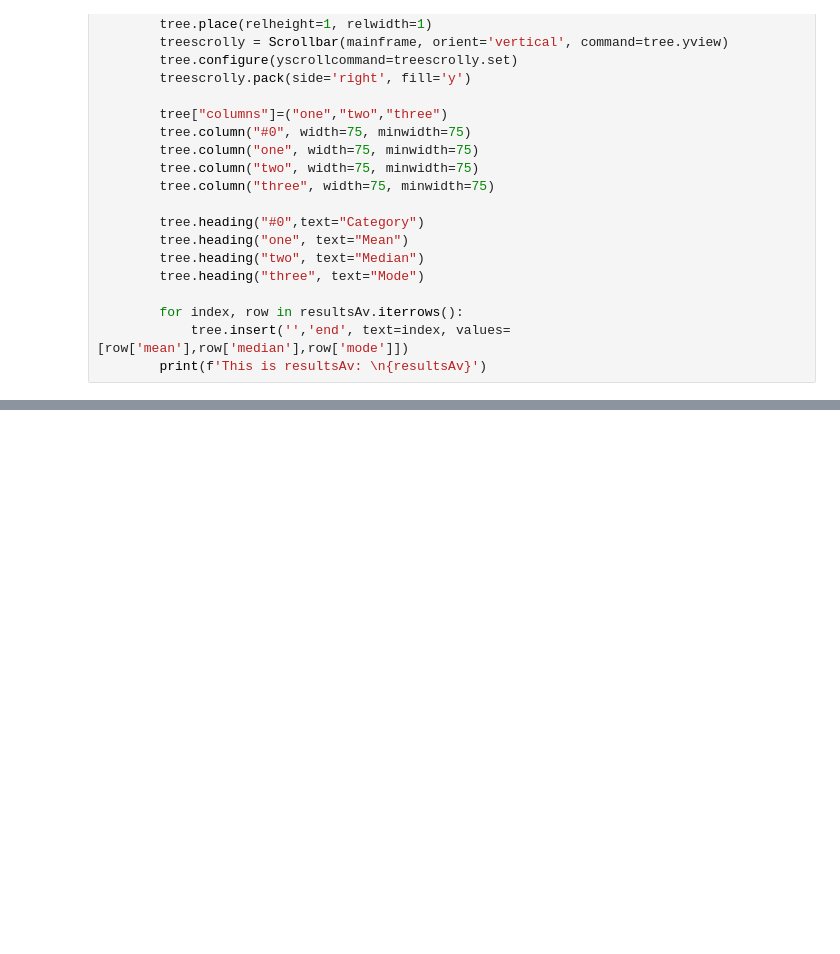
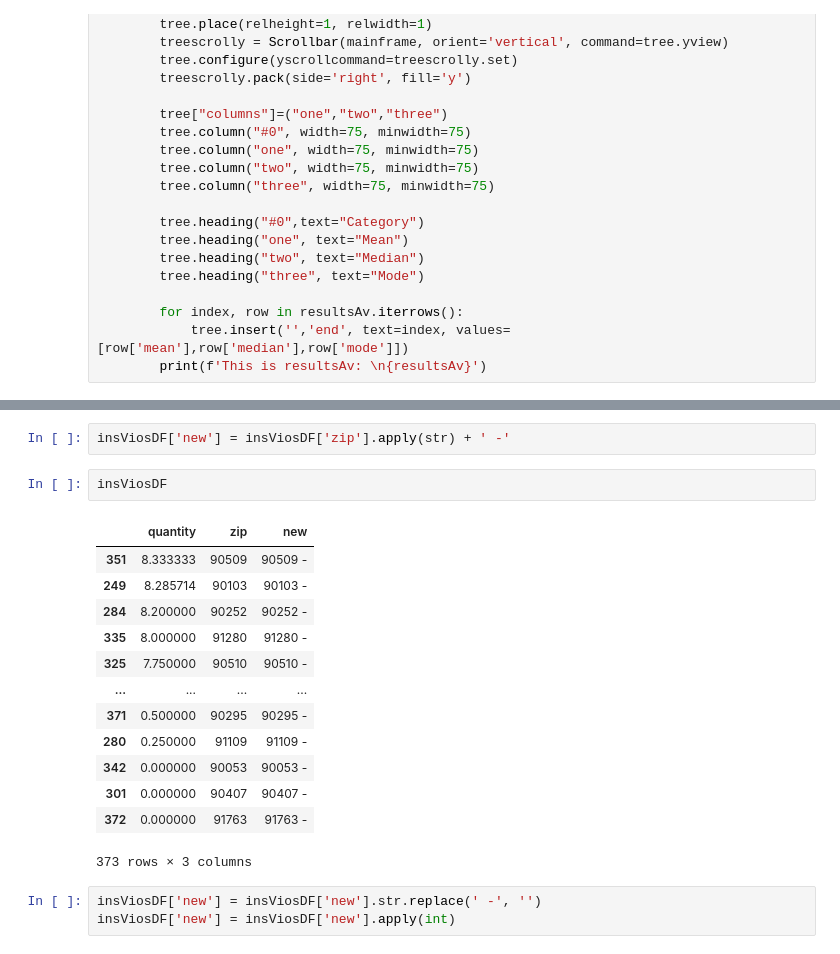
Before and after one commit to ejgoodwin/sum_parser, a Jupyter notebook: [CURRENT]Parser-PD.ipynb, the cells around one changed output, grey strips where cells are left out. Drawn from its saved outputs; the diff is of its cells as text; blank space fills up the shorter version.

```diff
--- a/[CURRENT]Parser-PD.ipynb
+++ b/[CURRENT]Parser-PD.ipynb
@@ -518,0 +768,21 @@ done uploadFrame
+# %%
+insViosDF['new'] = insViosDF['zip'].apply(str) + ' -'
+# %%
+insViosDF
+# %% [output]
+|  | quantity | zip | new |
+| 351 | 8.333333 | 90509 | 90509 - |
+| 249 | 8.285714 | 90103 | 90103 - |
+| 284 | 8.200000 | 90252 | 90252 - |
+| 335 | 8.000000 | 91280 | 91280 - |
+| 325 | 7.750000 | 90510 | 90510 - |
+| ... | ... | ... | ... |
+| 371 | 0.500000 | 90295 | 90295 - |
+| 280 | 0.250000 | 91109 | 91109 - |
+| 342 | 0.000000 | 90053 | 90053 - |
+| 301 | 0.000000 | 90407 | 90407 - |
+| 372 | 0.000000 | 91763 | 91763 - |
+373 rows × 3 columns
+# %%
+insViosDF['new'] = insViosDF['new'].str.replace(' -', '')
+insViosDF['new'] = insViosDF['new'].apply(int)
```
Also changed, not shown: parts of 21 cells of this notebook, 1 other file.
